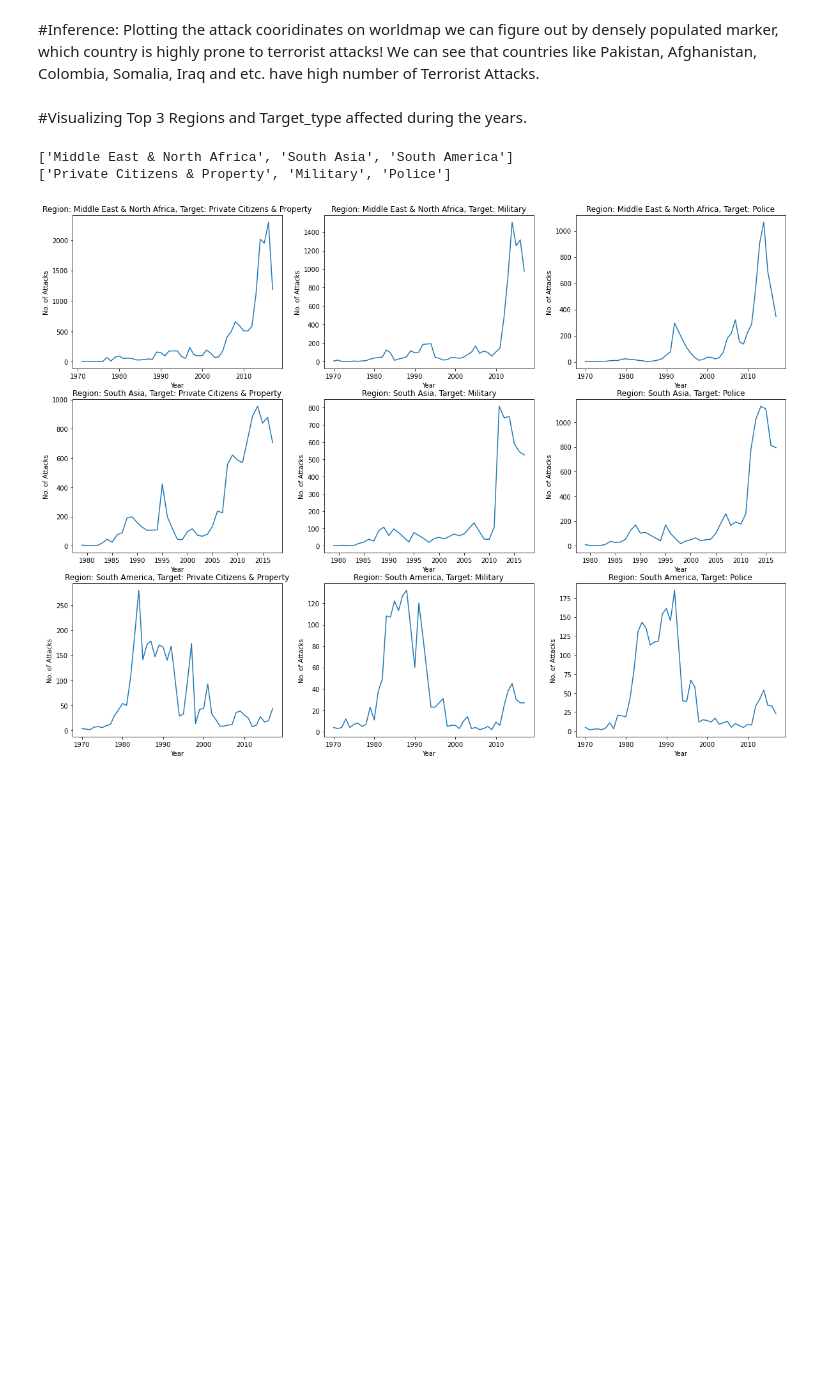
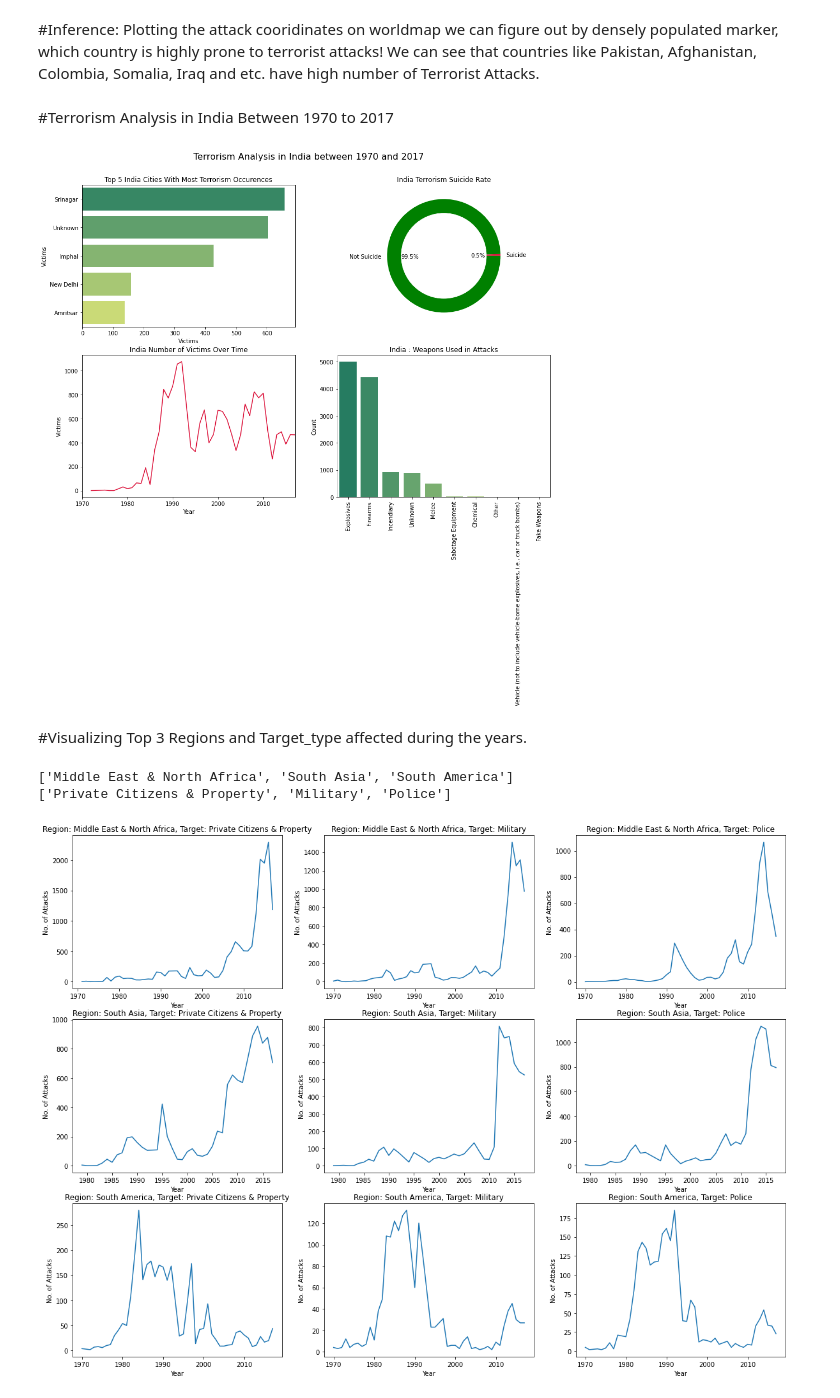
Before and after one commit to yashpatil454/Global_Terrorism_EDA_I, a Jupyter notebook: Team_Global_Terrorism_Analysis_Capstone_Project_I.ipynb, the cells around one changed output. Saved outputs shown, nothing was run; the diff lists cells and outputs as text; code cells hidden in the pictures; blank space fills up the shorter version.

```diff
--- a/Team_Global_Terrorism_Analysis_Capstone_Project_I.ipynb
+++ b/Team_Global_Terrorism_Analysis_Capstone_Project_I.ipynb
@@ -125,6 +132,52 @@ fig.show()
 Plotting the attack cooridinates on worldmap we can figure out by densely populated marker, which country is highly prone to terrorist attacks!
 We can see that countries like Pakistan, Afghanistan, Colombia, Somalia, Iraq and etc.
 have high number of Terrorist Attacks.
+# %% [markdown]
+#Terrorism Analysis in India Between 1970 to 2017
+# %%
+India = gt_df[gt_df.Country == 'India']
+India_cities = India.groupby(by='City',as_index=False).count().sort_values(by='eventid',ascending=False).iloc[:5,]
+
+India_suicide_size = India['Suicide'].sum() / len(India)
+labels = ['Suicide', 'Not Suicide']
+
+India_year = India.groupby(by='Year', as_index=False).sum().loc[:, ['Year', 'Killed']]
+
+India_weapon = India.groupby(by='Weapon_type',as_index=False).count().sort_values(by='eventid',ascending=False).iloc[:,:2]
+# %%
+ig, axs = plt.subplots(nrows=2, ncols=2, figsize=(15, 10))
+
+# Plot 1 - Top 5 terrorism cities
+sns.barplot(x='eventid', y='City', data=India_cities, ci=None, ax=axs[0, 0],palette='summer')
+axs[0, 0].set_title(f'Top 5 India Cities With Most Terrorism Occurences')
+axs[0, 0].set_ylabel('City')
+axs[0, 0].set_xlabel('Victims')
+
+# Plot 2 - Suicide Rate
+center_circle = plt.Circle((0,0), 0.75, color='white')
+axs[0, 1].pie((India_suicide_size, 1-India_suicide_size), labels=labels,colors=['crimson','green'] , autopct='%1.1f%%')
+axs[0, 1].add_artist(center_circle)
+axs[0, 1].set_title('India Terrorism Suicide Rate')
+axs[0, 0].set_ylabel('Victims')
+
+# Plot 3 - Victims through the years
+sns.lineplot(x='Year', y='Killed', data=India_year, ax=axs[1, 0],color='crimson')
+axs[1, 0].set_xlim([1970, 2017])
+axs[1, 0].set_title('India Number of Victims Over Time')
+axs[1, 0].set_ylabel('Victims')
+
+# Plot 4 - Terrorism Weapons
+sns.barplot(x='Weapon_type', y='eventid', data=India_weapon, ci=None, ax=axs[1, 1],palette='summer')
+axs[1, 1].set_xticklabels(axs[1, 1].get_xticklabels(), rotation=90)
+axs[1, 1].set_xlabel('')
+axs[1, 1].set_ylabel('Count')
+axs[1, 1].set_title('India : Weapons Used in Attacks')
+
+plt.suptitle('Terrorism Analysis in India between 1970 and 2017', size=16)
+plt.subplots_adjust(top=0.90)
+plt.show()
+# %% [output]
+[figure, added]
 # %% [markdown]
 #Visualizing Top 3 Regions and Target_type affected during the years.
 # %%
```
Also changed, not shown: parts of 11 cells of this notebook.
